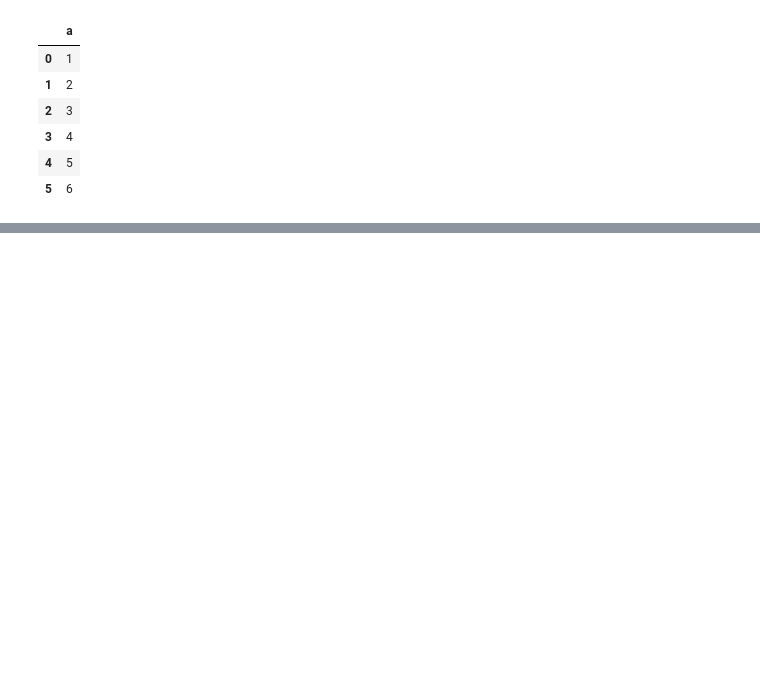
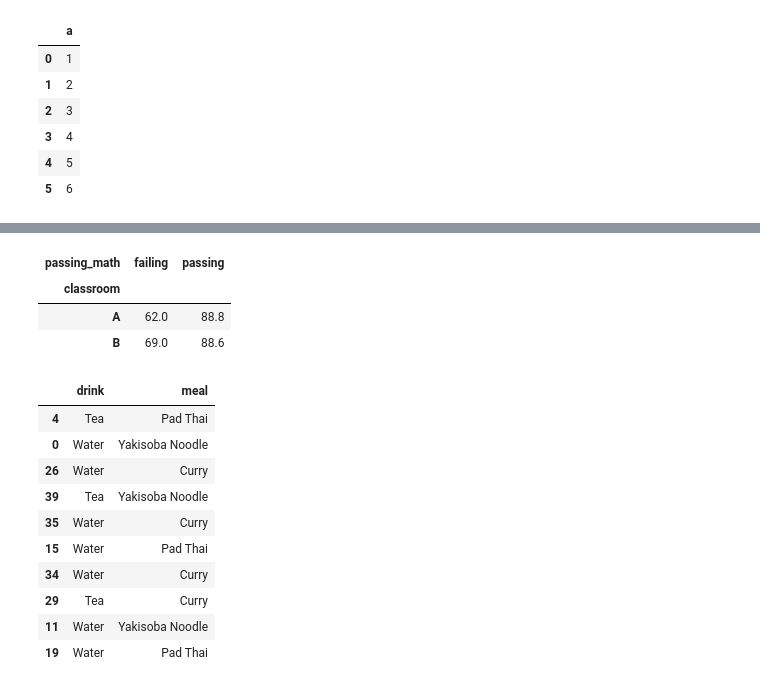
Before and after one commit to manuelparra1/data-science-libraries, a Jupyter notebook: advanced_dataframes_notes.ipynb, the cells around one changed output, grey strips where cells are left out. Cells and saved outputs as stored; diff of their text form; code cells hidden in the pictures; blank space fills up the shorter version.

```diff
--- a/advanced_dataframes_notes.ipynb
+++ b/advanced_dataframes_notes.ipynb
@@ -351,0 +392,28 @@ users = pd.DataFrame({
+# %%
+df.pivot_table(index='classroom', columns='passing_math', values='math')
+# %% [output]
+| passing_math | failing | passing |
+| classroom |  |  |
+| A | 62.0 | 88.8 |
+| B | 69.0 | 88.6 |
+# %%
+n = 40
+
+orders = pd.DataFrame({
+    'drink': np.random.choice(['Tea', 'Water', 'Water'], n),
+    'meal': np.random.choice(['Curry', 'Yakisoba Noodle', 'Pad Thai'], n),
+})
+
+orders.sample(10)
+# %% [output]
+|  | drink | meal |
+| 4 | Tea | Pad Thai |
+| 0 | Water | Yakisoba Noodle |
+| 26 | Water | Curry |
+| 39 | Tea | Yakisoba Noodle |
+| 35 | Water | Curry |
+| 15 | Water | Pad Thai |
+| 34 | Water | Curry |
+| 29 | Tea | Curry |
+| 11 | Water | Yakisoba Noodle |
+| 19 | Water | Pad Thai |
```
Also changed, not shown: parts of 10 cells of this notebook, 1 other file.
